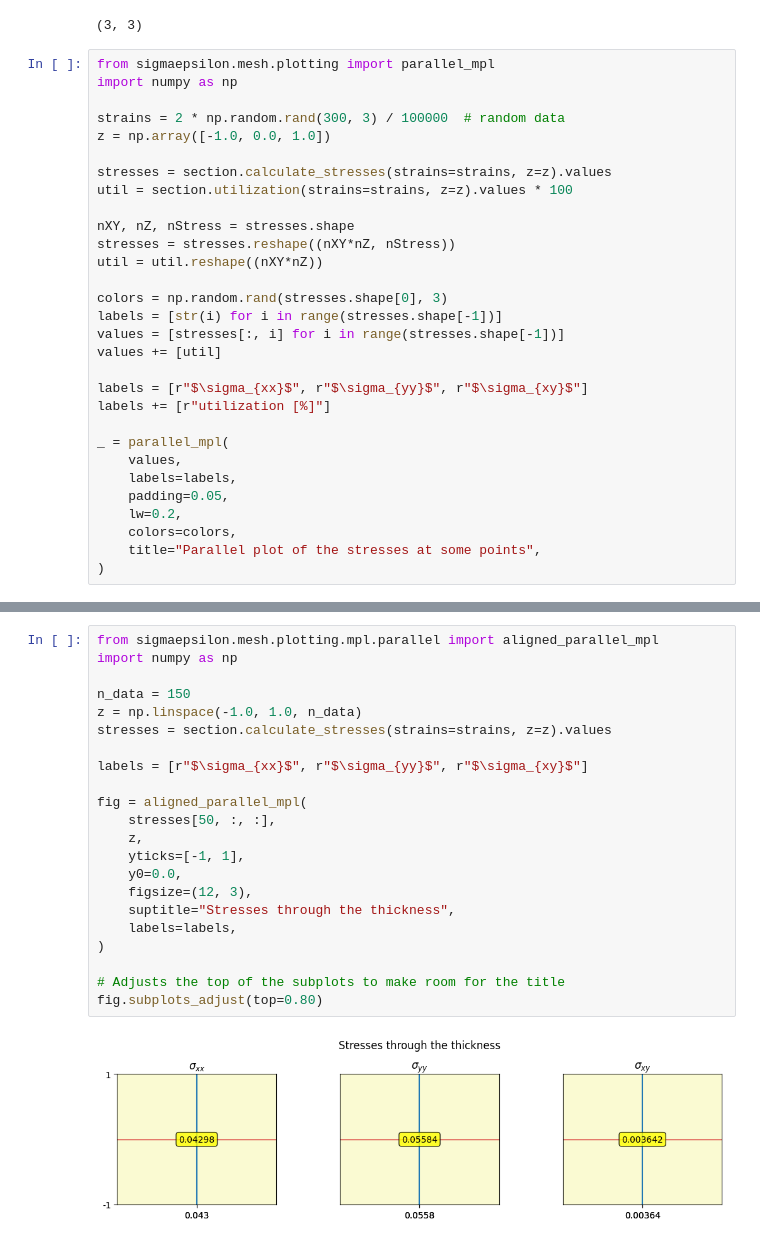
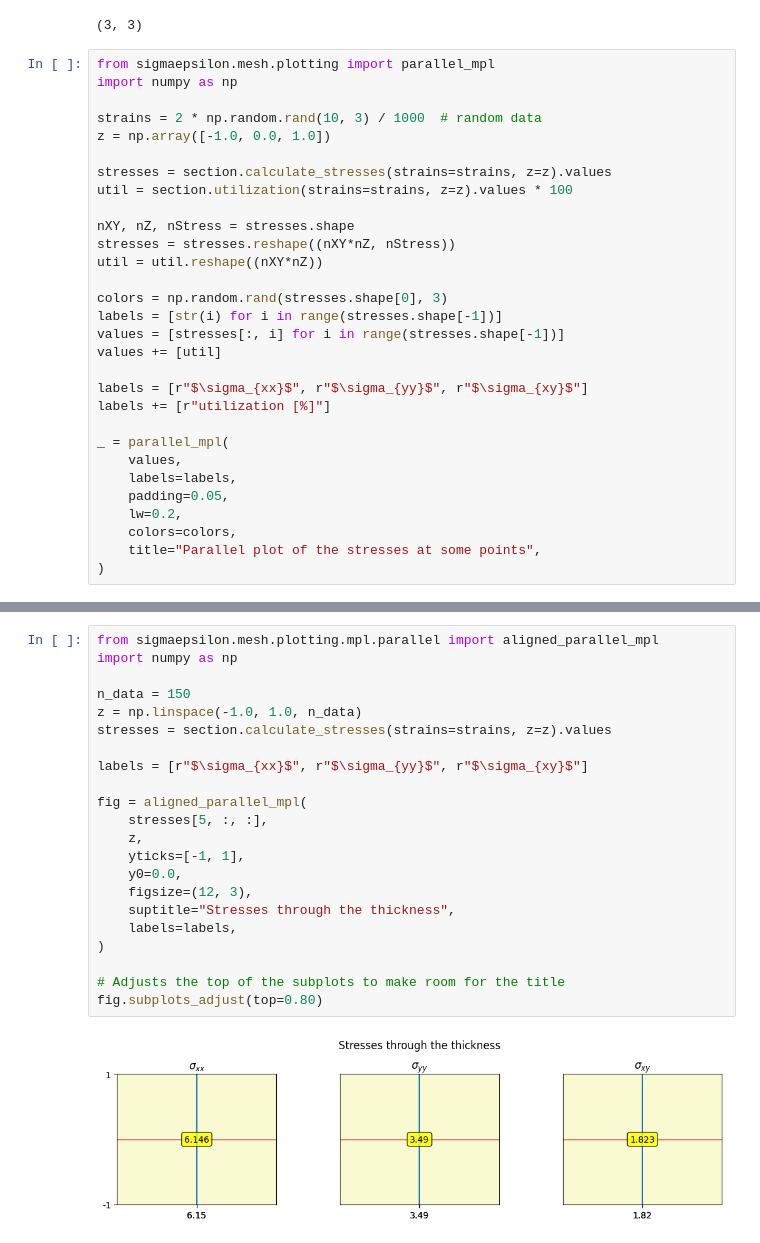
Before and after one commit to sigma-epsilon/sigmaepsilon.solid.material, a Jupyter notebook: docs/source/notebooks/membrane.ipynb, the cells around one changed output, grey strips where cells are left out. Drawn from its saved outputs; the diff is of its cells as text.

```diff
--- a/docs/source/notebooks/membrane.ipynb
+++ b/docs/source/notebooks/membrane.ipynb
@@ -37,7 +37,7 @@ section.elastic_stiffness_matrix().shape
 from sigmaepsilon.mesh.plotting import parallel_mpl
 import numpy as np
 
-strains = 2 * np.random.rand(300, 3) / 100000  # random data
+strains = 2 * np.random.rand(10, 3) / 1000  # random data
 z = np.array([-1.0, 0.0, 1.0])
 
 stresses = section.calculate_stresses(strains=strains, z=z).values
@@ -68,25 +68,25 @@ _ = parallel_mpl(
 # %%
 from sigmaepsilon.mesh.plotting.mpl.parallel import aligned_parallel_mpl
 import numpy as np
 
 n_data = 150
 z = np.linspace(-1.0, 1.0, n_data)
 stresses = section.calculate_stresses(strains=strains, z=z).values
 
 labels = [r"$\sigma_{xx}$", r"$\sigma_{yy}$", r"$\sigma_{xy}$"]
 
 fig = aligned_parallel_mpl(
-    stresses[50, :, :],
+    stresses[5, :, :],
     z,
     yticks=[-1, 1],
     y0=0.0,
     figsize=(12, 3),
     suptitle="Stresses through the thickness",
     labels=labels,
 )
 
 # Adjusts the top of the subplots to make room for the title
 fig.subplots_adjust(top=0.80)
 # %% [output]
-[figure, old version]
+[figure, new version]
 # %%
```
Also changed, not shown: parts of 14 cells of this notebook, 16 other files.
